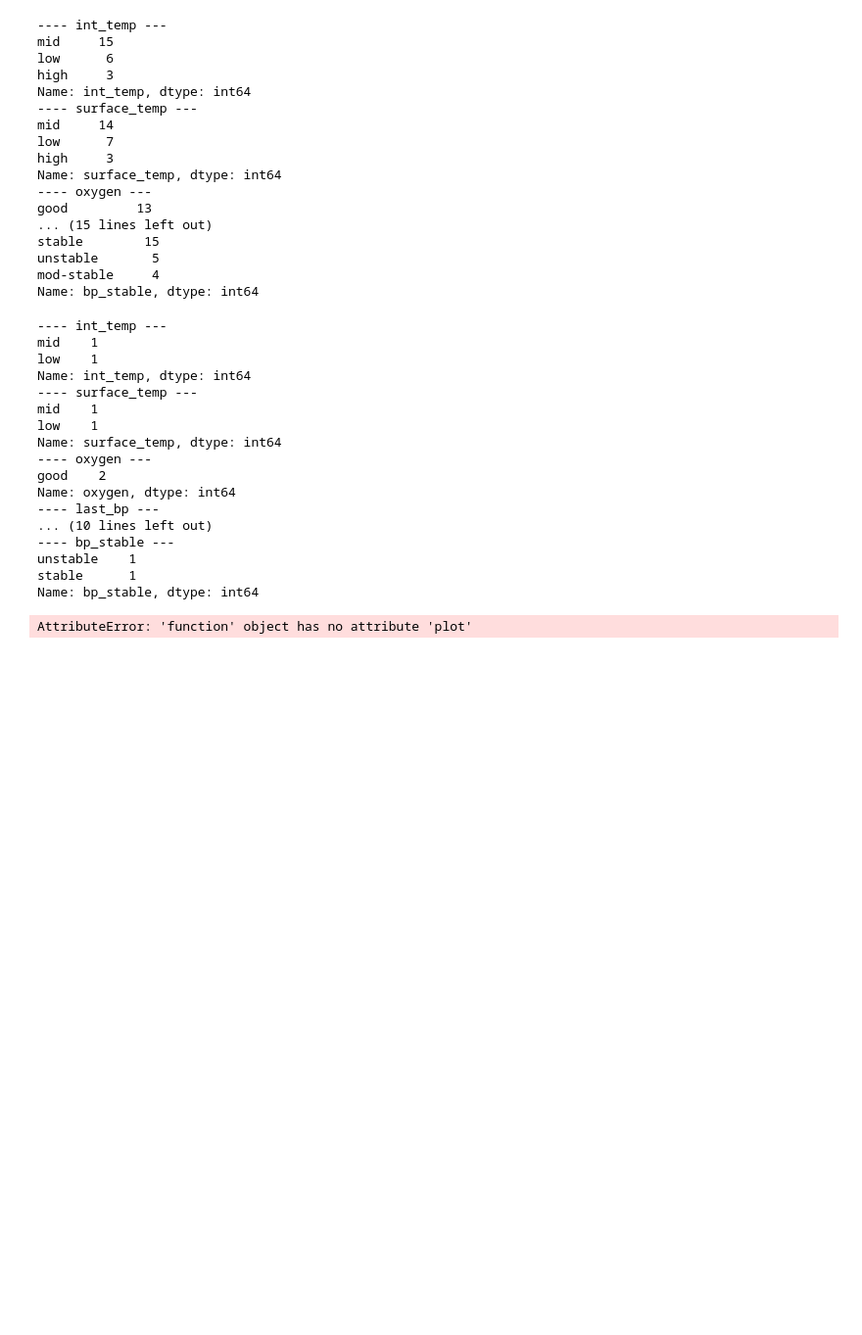
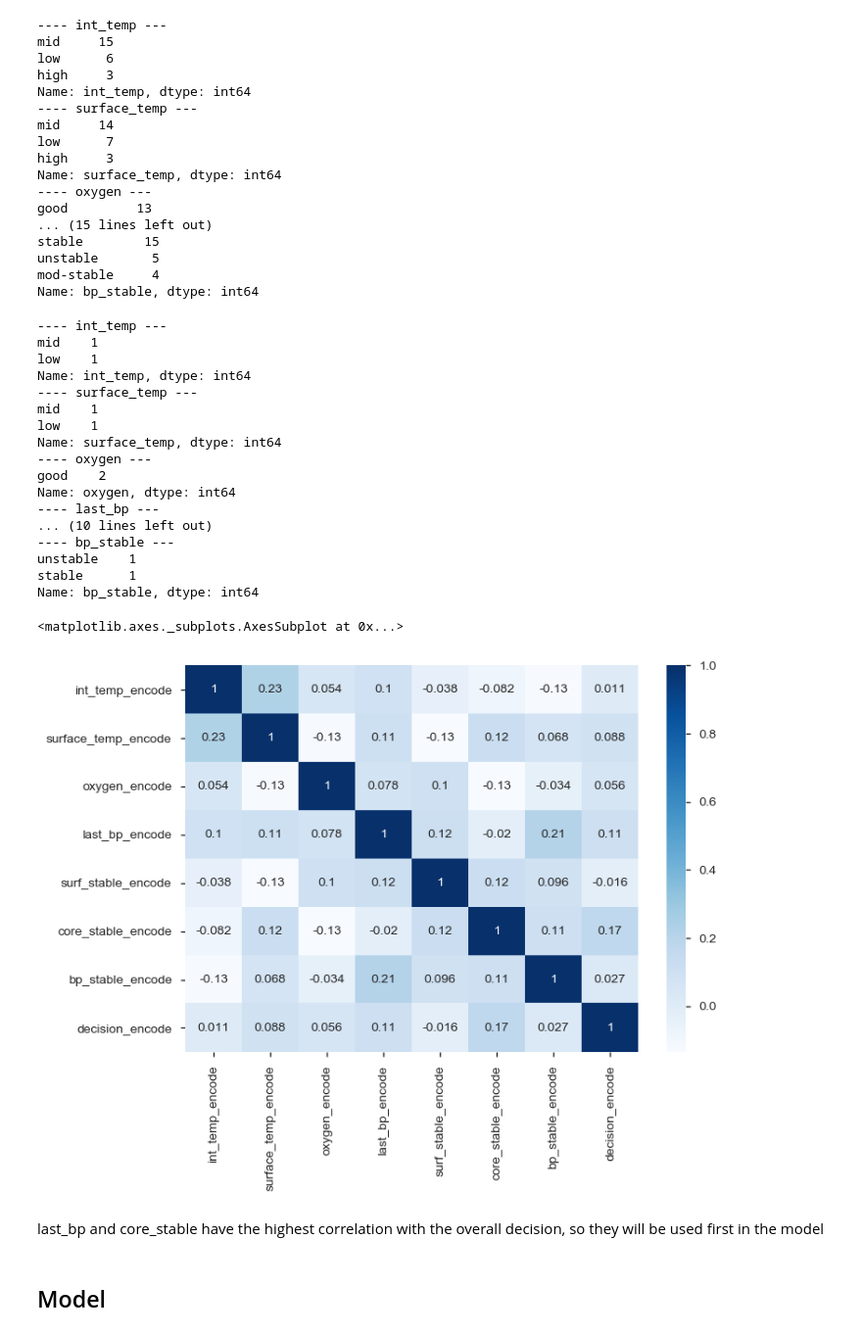
Before and after one commit to ksanmiguel10/projects, a Jupyter notebook: post_operative/post_op_acquire_prep.ipynb, the cells around one changed output. Shown at 98% size. Drawn from its saved outputs; the diff is of its cells as text; code cells hidden in the pictures; blank space fills up the shorter version.

Commit message:
fixed error

```diff
--- a/post_operative/post_op_acquire_prep.ipynb
+++ b/post_operative/post_op_acquire_prep.ipynb
@@ -201,6 +201,11 @@ unstable    1
 stable      1
 Name: bp_stable, dtype: int64
 # %%
-sns.heatmap(g.corr(), cmap='Blues', annot=True)
+sns.heatmap(df.corr(), cmap='Blues', annot=True)
 # %% [output]
-AttributeError: 'function' object has no attribute 'plot'
+<matplotlib.axes._subplots.AxesSubplot at 0x...>
+[figure, added]
+# %% [markdown]
+last_bp and core_stable have the highest correlation with the overall decision, so they will be used first in the model
+# %% [markdown]
+## Model
```
